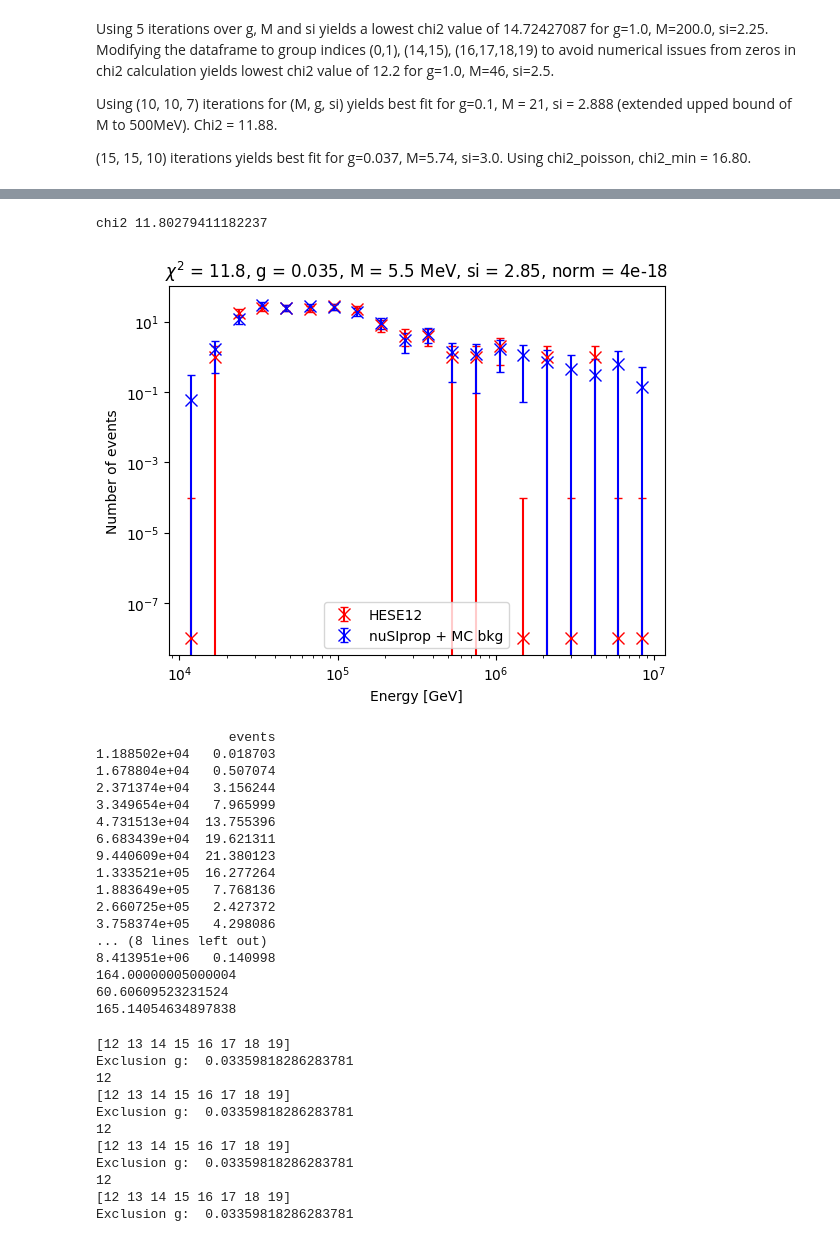
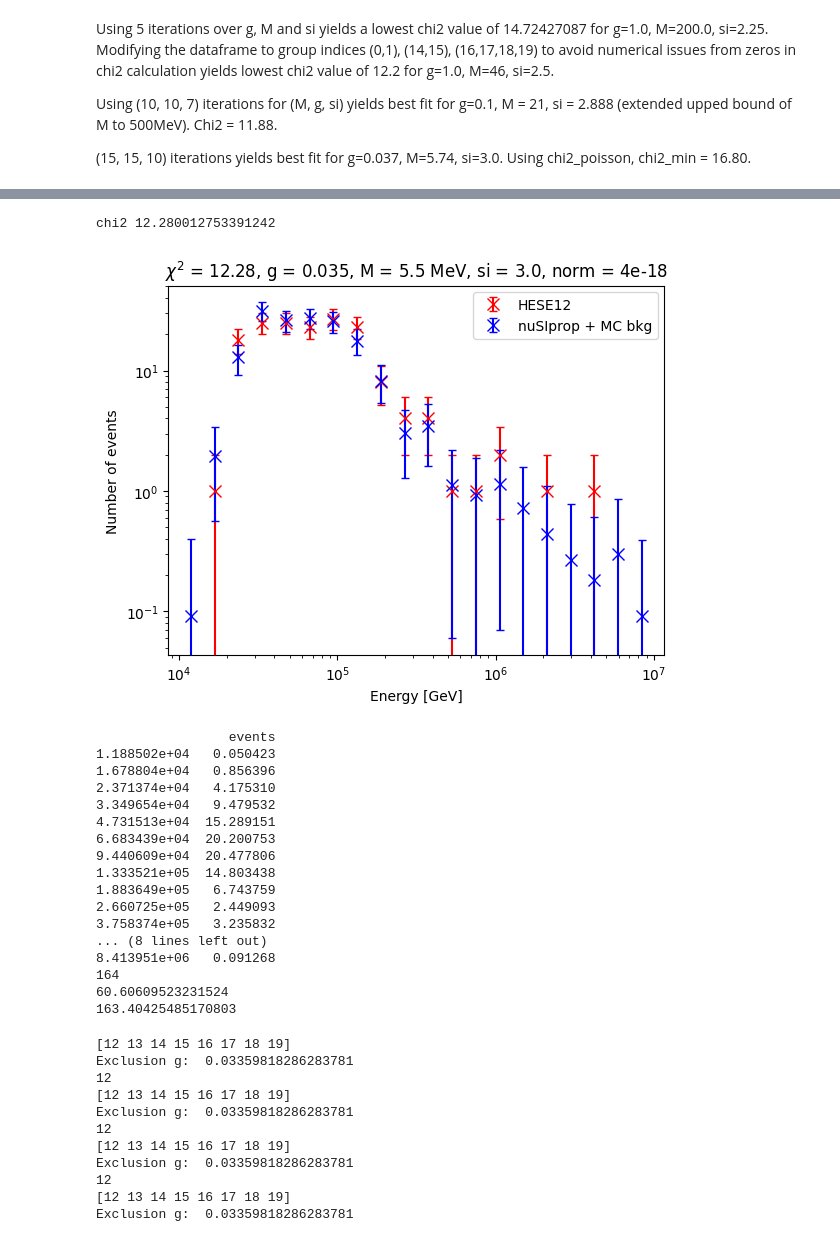
Before and after one commit to Astridsc/nuSIprop, a Jupyter notebook: chi2.ipynb, the cells around one changed output, grey strips where cells are left out. Saved outputs shown, nothing was run; the diff lists cells and outputs as text; code cells hidden in the pictures.

```diff
--- a/chi2.ipynb
+++ b/chi2.ipynb
@@ -95,9 +96,16 @@ def total_events(flx, eff, livetime, norm, delta_E, save_to_csv=False):
     return total_events_df
 # %%
 def chi2_poisson(data, predicted):
+    # Replace all zeros with 1e-8
+    data = data.astype(float)
+    data[np.where(data == 0)[0]] = 1e-8
 
     chi2_value = np.sum(2*(predicted - data) + 2*data*np.log(data/predicted))
     return chi2_value
+
+def log_likelihood_poisson(data, predicted):
+    # From Poisson distribution
+    return np.sum(-predicted + data*np.log(predicted) - np.log(factorial(data)))
 # %%
 energy_bins = np.logspace(4, 7, 3*20+1)
 energy_centers = bin_edges_to_centers(energy_bins)
@@ -114,9 +122,7 @@ Multiply effective area by 1e4 to convert into cm. Lite oklart exakt hur enheter
 # %%
 hese12_events_df = pd.read_csv('4_to_7_HESE12/20bins/hese12_20bins_df.csv', index_col=0)
 
-# Replace all zeros with 1e-8
-hese12_events_df.loc[hese12_events_df['events'] == 0, 'events'] = 1e-8
-print(hese12_events_df)
+#print(hese12_events_df)
 
 background_df = pd.read_csv('4_to_7_HESE12/20bins/background_20bins_df.csv', index_col=0)
 background_df.rename(columns={'background': 'events'}, inplace=True)
@@ -462,8 +468,8 @@ Using (10, 10, 7) iterations for (M, g, si) yields best fit for g=0.1, M = 21, s
 
 # mphi = 14.2 MeV, g = 7.875e-4, si = 2.88, norm = 4.05e-18
 M = 5.5
-g = 0.035
-si = 2.85
+g=0.035
+si = 3.0
 norm = 4.0*1e-18
 
 evolver = nuSIprop.pyprop(mphi = M*1e6, # Mediator mass [eV]
@@ -513,53 +545,53 @@ print(flx_df)
 
 total_events_nuSIprop_df = total_events(flx=effective_area_df, eff=flx_df, livetime=livetime12, norm=1e-4, delta_E=delta_E)
 total_events_nuSIprop_smeared = apply_energy_smearing(energies=total_events_nuSIprop_df.index.values, events=total_events_nuSIprop_df['total_events'].values, resolution=0.1)
 
-nuSIprop_binned_events, _ = np.histogram(a=total_events_nuSIprop_df.index.values, weights=total_events_nuSIprop_df['total_events'].values, bins=energy_bins_low_resolution)
+nuSIprop_binned_events, _ = np.histogram(a=total_events_nuSIprop_df.index.values, weights=total_events_nuSIprop_smeared, bins=energy_bins_low_resolution)
 nuSIprop_binned_df = pd.DataFrame(nuSIprop_binned_events, index=energy_centers_low_resolution, columns=['events'])
 
 predicted_nuSIprop = nuSIprop_binned_df['events'].values + background_df['events'].values
 chi2_ = chi2_poisson(data=hese12_events_df['events'].values, predicted=predicted_nuSIprop)
 print('chi2', chi2_)
 plt.errorbar(hese12_events_df.index.values, hese12_events_df['events'].values, yerr=np.sqrt(hese12_events_df['events'].values),
              fmt='x', color='red', label='HESE12', capsize=3, markersize=8, linestyle='none')
 plt.errorbar(nuSIprop_binned_df.index.values, predicted_nuSIprop, yerr=np.sqrt(predicted_nuSIprop),
              fmt='x', color='blue', label='nuSIprop + MC bkg', capsize=3, markersize=8, linestyle='none')
 plt.xscale('log')
 plt.yscale('log')
 #plt.ylim(1e-1, 1e2)
 plt.xlabel('Energy [GeV]')
 plt.ylabel('Number of events')
 #plt.title(r'$\chi^2$ = ' + str(np.round(chi2_, 2)) + ', g = 7.875e-4, M = 14.2 MeV, si = 2.88, norm = 4.05')
 plt.title(r'$\chi^2$ = ' + str(np.round(chi2_, 2)) + ', g = ' + str(g) + ', M = ' + str(M) + ' MeV, si = ' + str(si) + ', norm = ' + str(np.round(norm, 20)))
 plt.legend()
 plt.show()
 
 print(nuSIprop_binned_df)
 print(hese12_events_df['events'].sum())
 print(background_df['events'].sum())
 print(predicted_nuSIprop.sum())
 
 #plt.savefig('nuSIprop_vs_HESE12.png', dpi=150, bbox_inches='tight')
 # %% [output]
-chi2 11.80279411182237
+chi2 12.280012753391242
-[figure, old version]
+[figure, new version]
                  events
-1.188502e+04   0.018703
-1.678804e+04   0.507074
-2.371374e+04   3.156244
-3.349654e+04   7.965999
-4.731513e+04  13.755396
-6.683439e+04  19.621311
-9.440609e+04  21.380123
-1.333521e+05  16.277264
-1.883649e+05   7.768136
-2.660725e+05   2.427372
-3.758374e+05   4.298086
+1.188502e+04   0.050423
+1.678804e+04   0.856396
+2.371374e+04   4.175310
+3.349654e+04   9.479532
+4.731513e+04  15.289151
+6.683439e+04  20.200753
+9.440609e+04  20.477806
+1.333521e+05  14.803438
+1.883649e+05   6.743759
+2.660725e+05   2.449093
+3.758374e+05   3.235832
 ... (8 lines left out)
-8.413951e+06   0.140998
-164.00000005000004
+8.413951e+06   0.091268
+164
 60.60609523231524
-165.14054634897838
+163.40425485170803
 # %%
 exclusion_g = []
 for m_idx, M in enumerate(M_phi):
```
Also changed, not shown: parts of 4 cells of this notebook, 39 other files.
